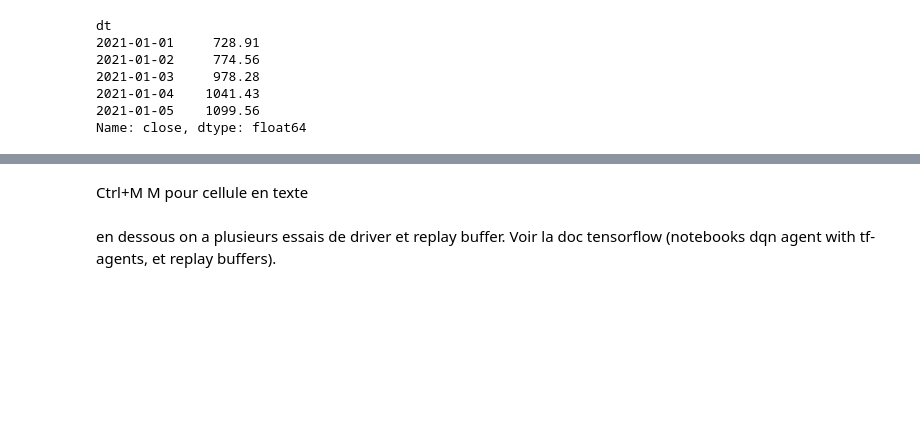
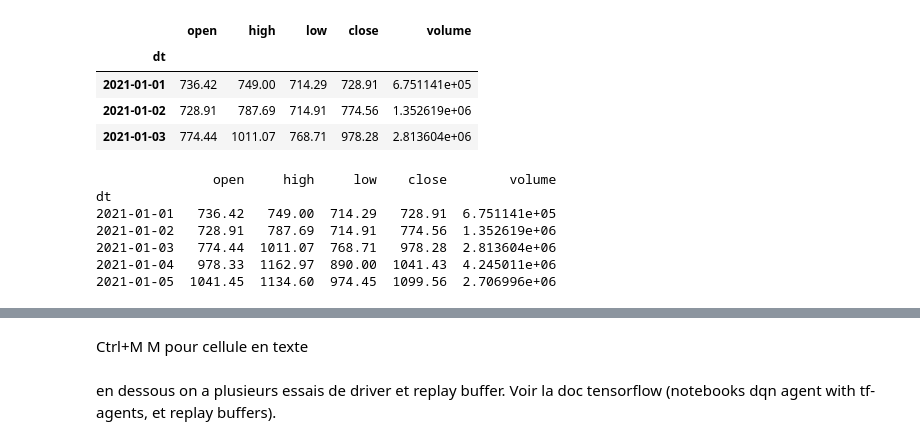
Before and after one commit to julesripoll/crypto-trading-bot, a Jupyter notebook: bot.ipynb, the cells around one changed output, grey strips where cells are left out. Saved outputs shown, nothing was run; the diff lists cells and outputs as text; code cells hidden in the pictures; blank space fills up the shorter version.

```diff
--- a/bot.ipynb
+++ b/bot.ipynb
@@ -148,3 +153,11 @@ df=df['close']
+# %%
+eth[:][:3]
+# %% [output]
+|  | open | high | low | close | volume |
+| dt |  |  |  |  |  |
+| 2021-01-01 | 736.42 | 749.00 | 714.29 | 728.91 | 6.751141e+05 |
+| 2021-01-02 | 728.91 | 787.69 | 714.91 | 774.56 | 1.352619e+06 |
+| 2021-01-03 | 774.44 | 1011.07 | 768.71 | 978.28 | 2.813604e+06 |
 # %%
 #hyperparamètres
 initial_collect_steps = 100
@@ -152,17 +165,17 @@ batch_size=32
 max_length=100 #pareil que initial collect steps?
 # %%
 #init de l'environnement
-train_py_env=TradingEnv(df[:300])
+train_py_env=TradingEnv(eth[:300], window_size=5,tc=10)
 print(train_py_env.state)
 train_env = tf_py_environment.TFPyEnvironment(train_py_env)
 # %% [output]
+               open     high     low    close        volume
 dt
-2021-01-01     728.91
-2021-01-02     774.56
-2021-01-03     978.28
-2021-01-04    1041.43
-2021-01-05    1099.56
-Name: close, dtype: float64
+2021-01-01   736.42   749.00  714.29   728.91  6.751141e+05
+2021-01-02   728.91   787.69  714.91   774.56  1.352619e+06
+2021-01-03   774.44  1011.07  768.71   978.28  2.813604e+06
+2021-01-04   978.33  1162.97  890.00  1041.43  4.245011e+06
+2021-01-05  1041.45  1134.60  974.45  1099.56  2.706996e+06
 # %%
 rewards = []
 steps = []
```
Also changed, not shown: parts of 7 cells of this notebook.
